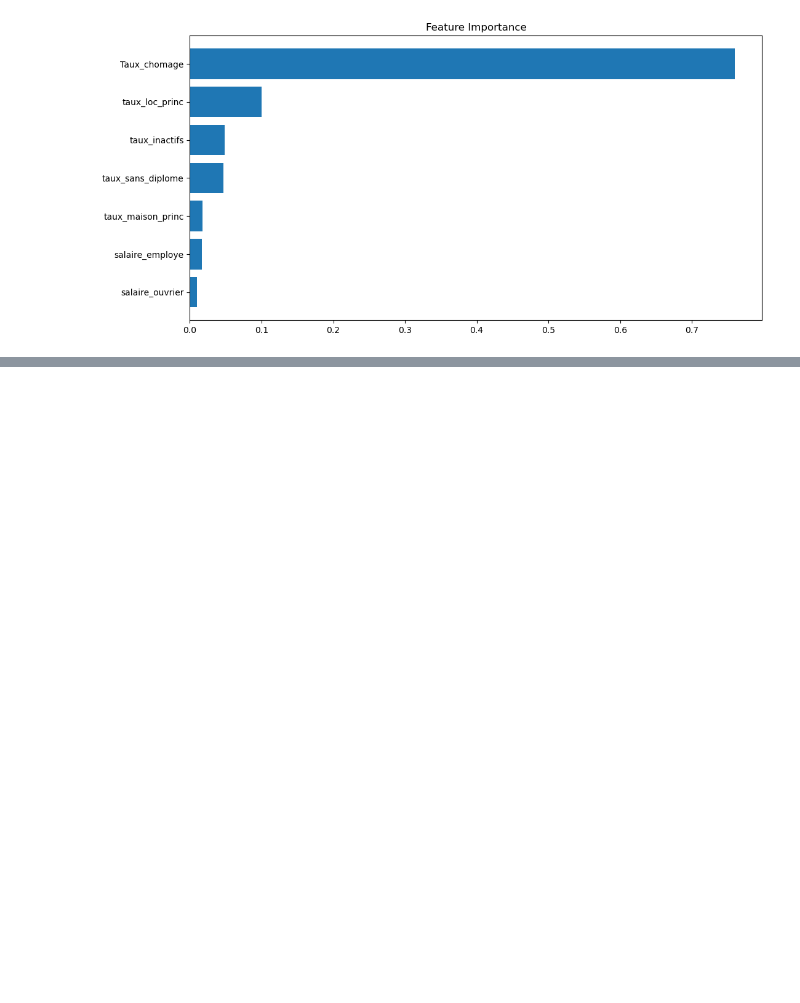
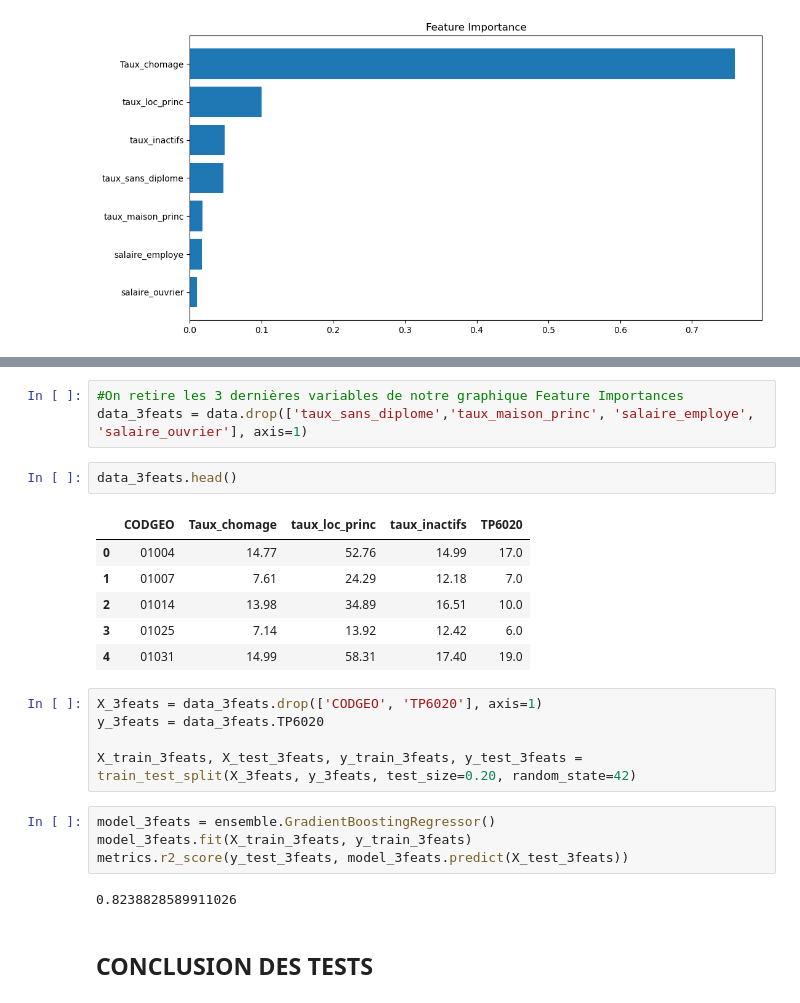
Before and after one commit to Mariehf64/fev23cda_french_industry, a Jupyter notebook: notebooks/Dataset 2020 - variables MH+VR & features importance.ipynb, the cells around one changed output, grey strips where cells are left out. Drawn from its saved outputs; the diff is of its cells as text; blank space fills up the shorter version.

```diff
--- a/notebooks/Dataset 2020 - variables MH+VR & features importance.ipynb
+++ b/notebooks/Dataset 2020 - variables MH+VR & features importance.ipynb
@@ -449,0 +481,25 @@ plt.show()
+# %%
+#On retire les 3 dernières variables de notre graphique Feature Importances
+data_3feats = data.drop(['taux_sans_diplome','taux_maison_princ', 'salaire_employe', 'salaire_ouvrier'], axis=1)
+# %%
+data_3feats.head()
+# %% [output]
+|  | CODGEO | Taux_chomage | taux_loc_princ | taux_inactifs | TP6020 |
+| 0 | 01004 | 14.77 | 52.76 | 14.99 | 17.0 |
+| 1 | 01007 | 7.61 | 24.29 | 12.18 | 7.0 |
+| 2 | 01014 | 13.98 | 34.89 | 16.51 | 10.0 |
+| 3 | 01025 | 7.14 | 13.92 | 12.42 | 6.0 |
+| 4 | 01031 | 14.99 | 58.31 | 17.40 | 19.0 |
+# %%
+X_3feats = data_3feats.drop(['CODGEO', 'TP6020'], axis=1)
+y_3feats = data_3feats.TP6020
+
+X_train_3feats, X_test_3feats, y_train_3feats, y_test_3feats = train_test_split(X_3feats, y_3feats, test_size=0.20, random_state=42)
+# %%
+model_3feats = ensemble.GradientBoostingRegressor()
+model_3feats.fit(X_train_3feats, y_train_3feats)
+metrics.r2_score(y_test_3feats, model_3feats.predict(X_test_3feats))
+# %% [output]
+0.8238828589911026
+# %% [markdown]
+## CONCLUSION DES TESTS ##
```
Also changed, not shown: parts of 31 cells of this notebook.
